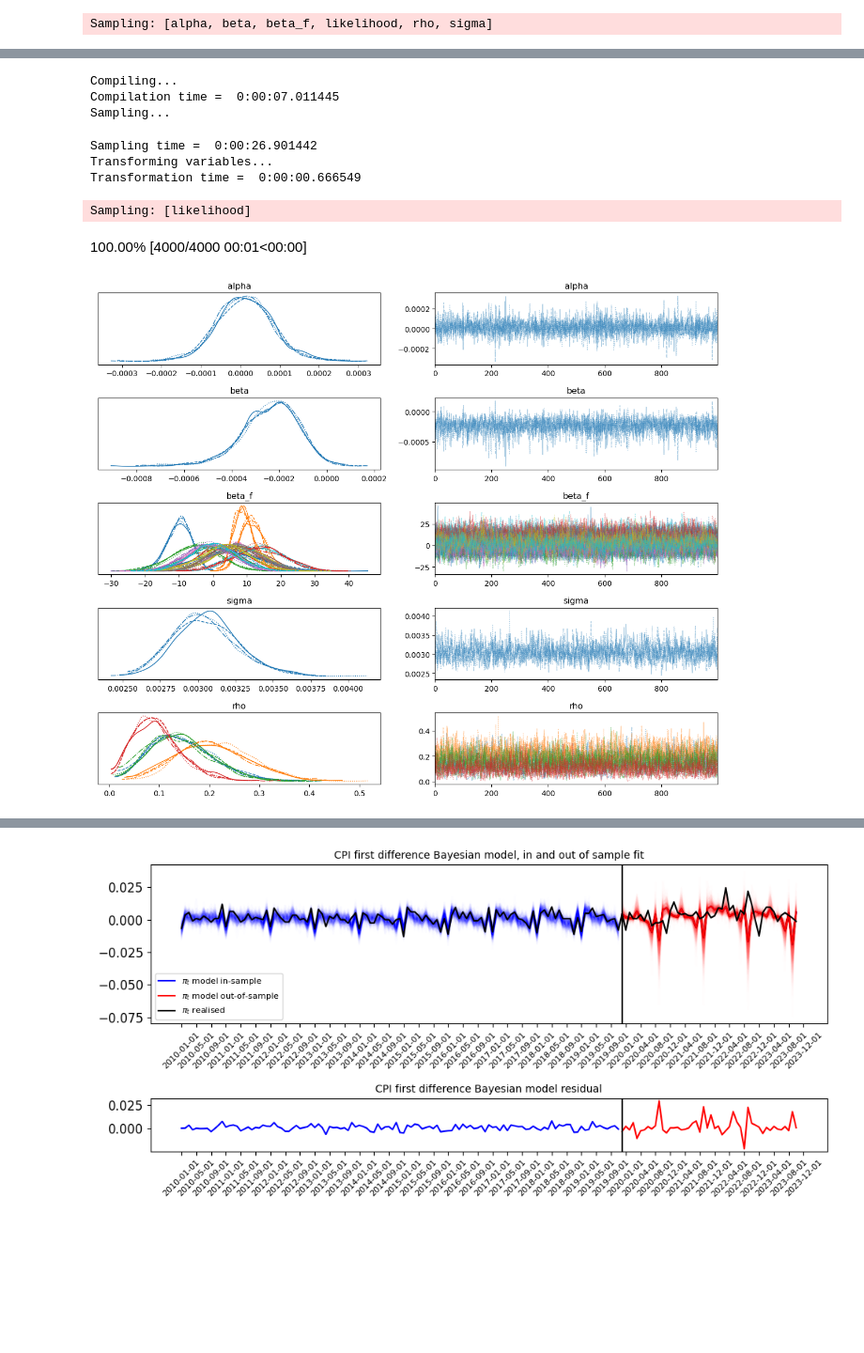
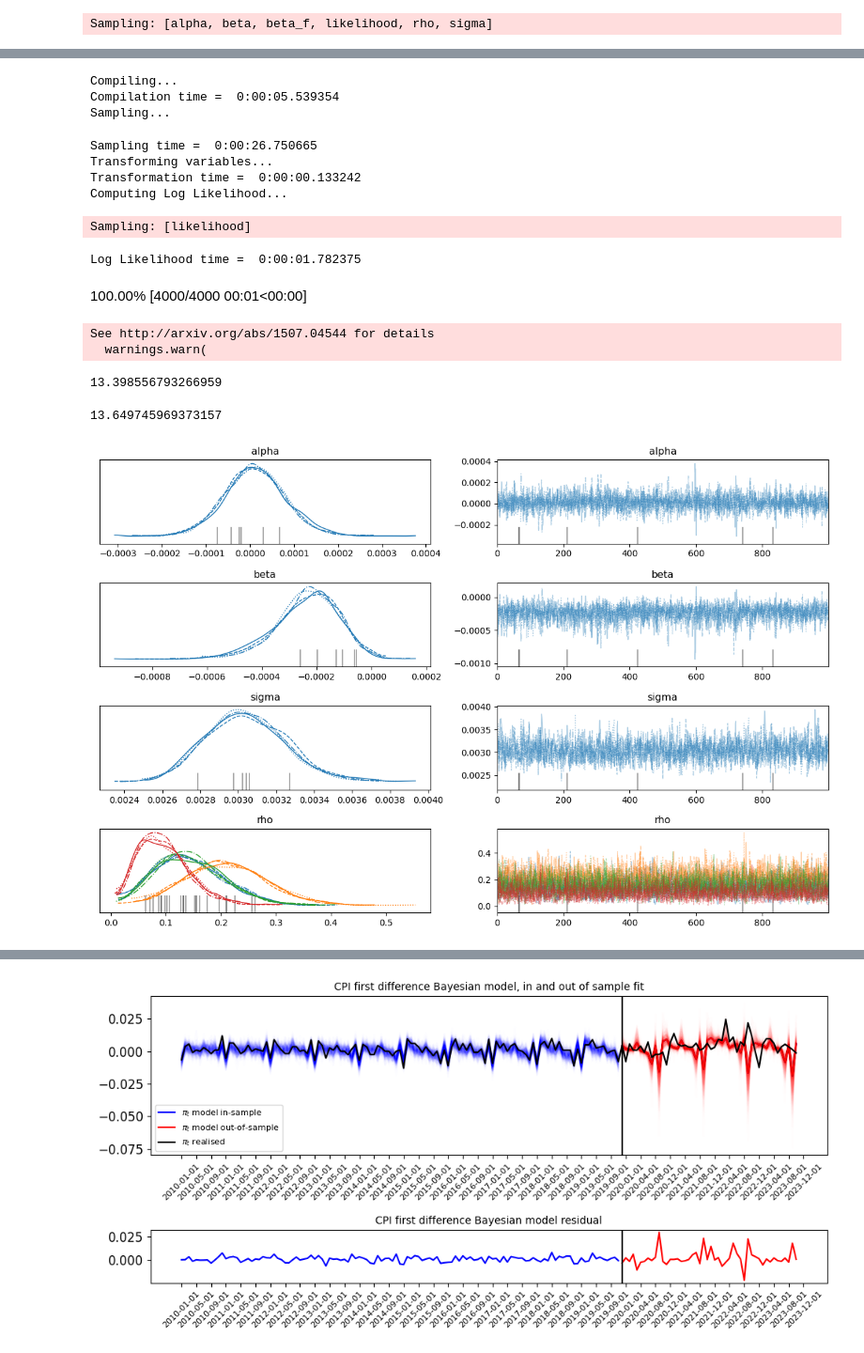
Before and after one commit to lukasgrahl/memoire2, a Jupyter notebook: notebooks/01-prep_pi.ipynb, the cells around one changed output, grey strips where cells are left out. Shown at 94% size. Drawn from its saved outputs; the diff is of its cells as text; code cells hidden in the pictures; blank space fills up the shorter version.

```diff
--- a/notebooks/01-prep_pi.ipynb
+++ b/notebooks/01-prep_pi.ipynb
@@ -94,21 +94,36 @@ ax[1].plot(y);
 # %%
 with ar_lin_seas:
-    ar_lin_seas_post = pm.sample(nuts_sampler="numpyro", return_inferencedata=True)
+    ar_lin_seas_post = pm.sample(nuts_sampler="numpyro", return_inferencedata=True, idata_kwargs = {'log_likelihood': True})
     ar_lin_seas_post_pred = pm.sample_posterior_predictive(ar_lin_seas_post)
 # %% [output]
 Compiling...
-Compilation time =  0:00:07.011445
+Compilation time =  0:00:05.539354
 Sampling...
-Sampling time =  0:00:26.901442
+Sampling time =  0:00:26.750665
 Transforming variables...
-Transformation time =  0:00:00.666549
+Transformation time =  0:00:00.133242
+Computing Log Likelihood...
 Sampling: [likelihood]
+Log Likelihood time =  0:00:01.782375
 100.00% [4000/4000 00:01<00:00]
+# %%
+x = az.waic(ar_lin_seas_post)
+# %% [output]
+See http://arxiv.org/abs/1507.04544 for details
+  warnings.warn(
+# %%
+x.p_waic
+# %% [output]
+13.398556793266959
+# %%
+x.p_loo
+# %% [output]
+13.649745969373157
 # %%
-az.plot_trace(ar_lin_seas_post, var_names=['alpha', 'beta', 'beta_f', 'sigma', 'rho',])
+az.plot_trace(ar_lin_seas_post, var_names=['alpha', 'beta', 'sigma', 'rho',])
 plt.tight_layout();
 # %% [output]
-[figure, old version]
+[figure, new version]
 # %%
 fig = plt.figure(figsize=(15,5))
 plt.plot(
```
Also changed, not shown: parts of 7 cells of this notebook, 5 other files.
